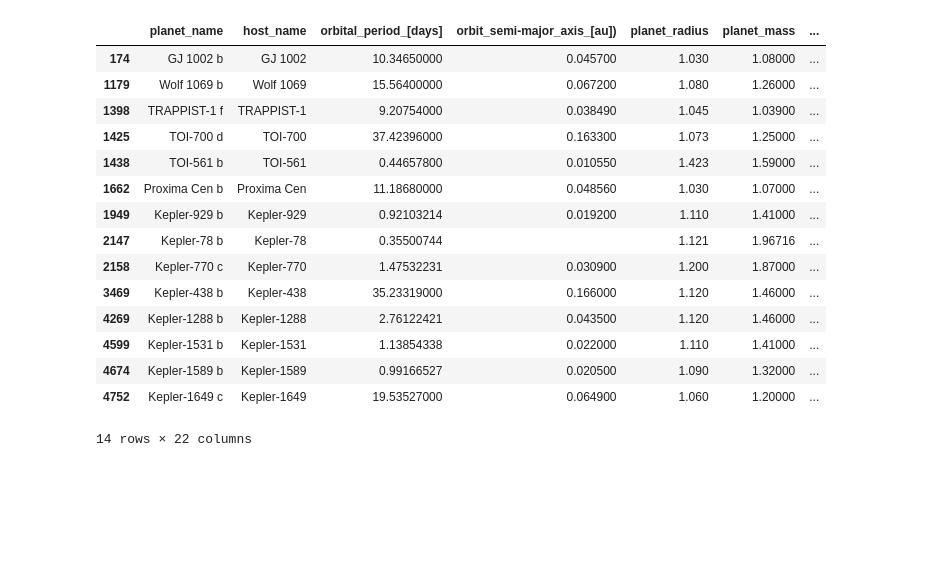
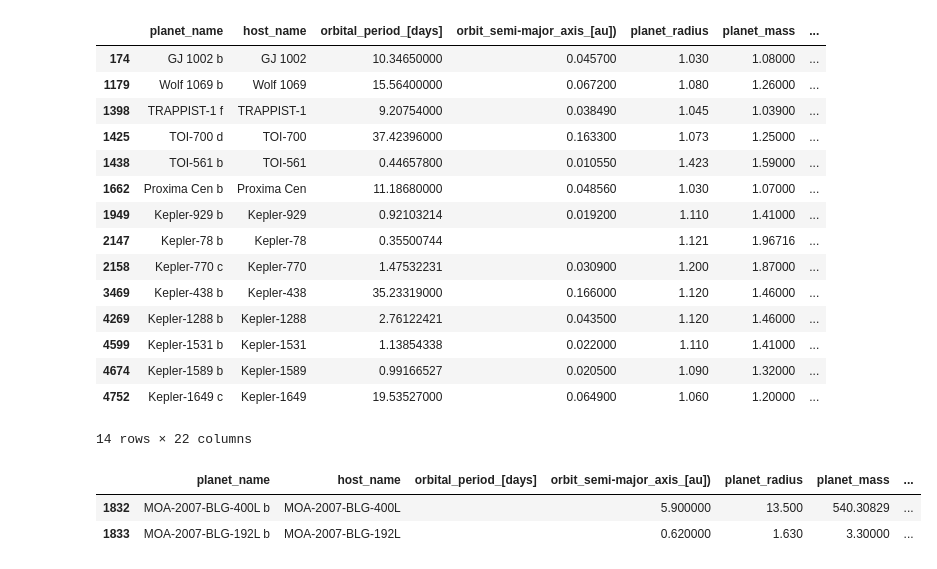
Before and after one commit to aminmadrileno/Exoplanet-project, a Jupyter notebook: quickanalysis.ipynb, the cells around one changed output. Cells and saved outputs as stored; diff of their text form; code cells hidden in the pictures; blank space fills up the shorter version.

```diff
--- a/quickanalysis.ipynb
+++ b/quickanalysis.ipynb
@@ -49,3 +49,11 @@ algo
 | 4674 | Kepler-1589 b | Kepler-1589 | 0.99166527 | 0.020500 | 1.090 | 1.32000 | ... |
 | 4752 | Kepler-1649 c | Kepler-1649 | 19.53527000 | 0.064900 | 1.060 | 1.20000 | ... |
 14 rows × 22 columns
+# %%
+analyze['nulltest'] = analyze['planet_name'].str[:8]
+algo  = analyze[analyze['nulltest'] == 'MOA-2007']
+algo
+# %% [output]
+|  | planet_name | host_name | orbital_period_[days] | orbit_semi-major_axis_[au]) | planet_radius | planet_mass | ... |
+| 1832 | MOA-2007-BLG-400L b | MOA-2007-BLG-400L |  | 5.900000 | 13.500 | 540.30829 | ... |
+| 1833 | MOA-2007-BLG-192L b | MOA-2007-BLG-192L |  | 0.620000 | 1.630 | 3.30000 | ... |
```
Also changed, not shown: parts of 1 cell of this notebook.
